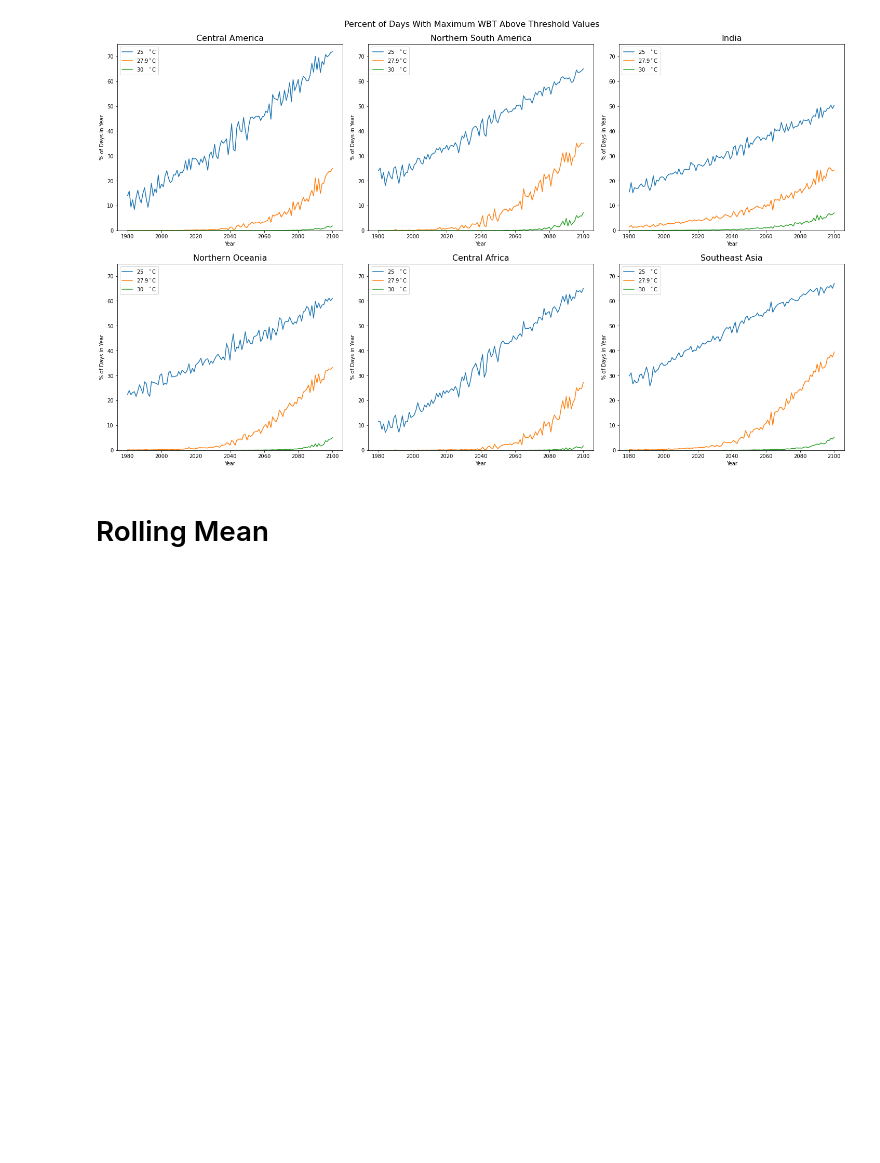
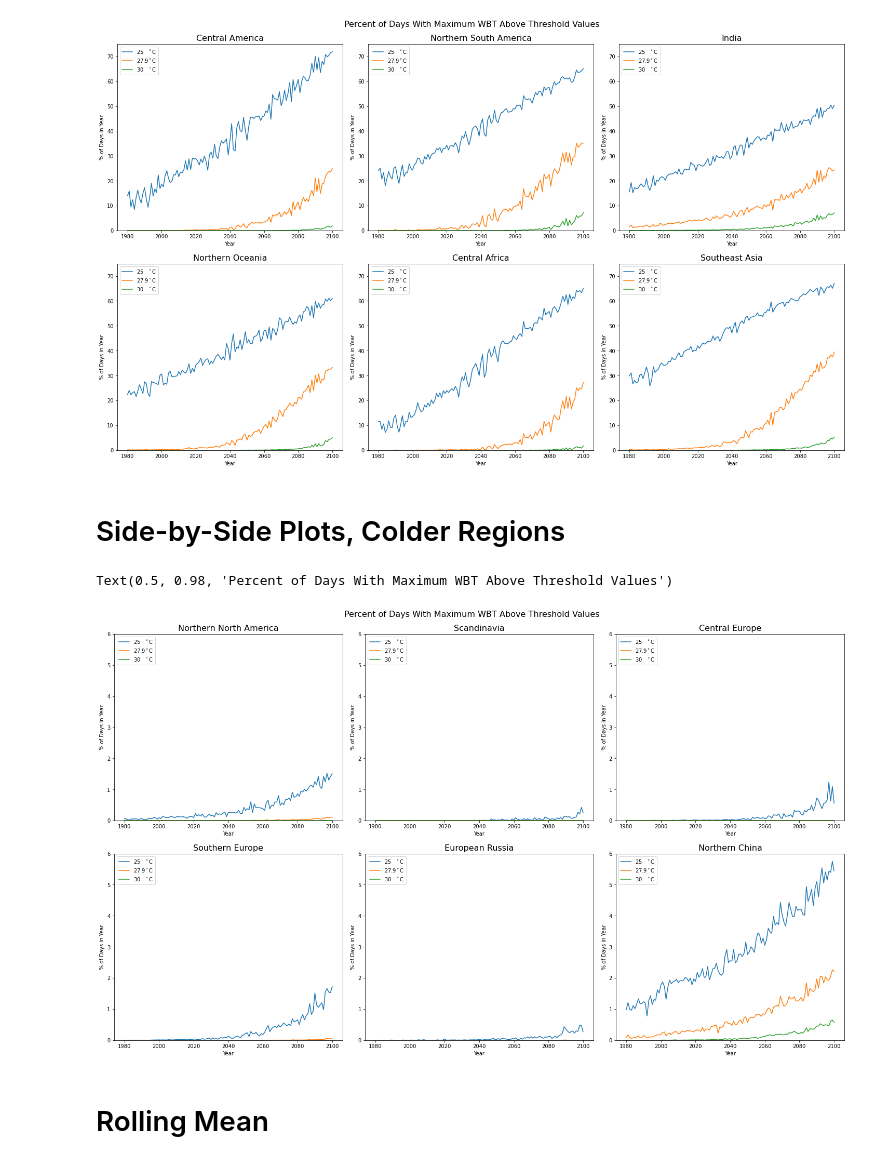
Before and after one commit to KYan19/pei, a Jupyter notebook: notebooks/4.5_WBTBinning.ipynb, the cells around one changed output. Cells and saved outputs as stored; diff of their text form; code cells hidden in the pictures; blank space fills up the shorter version.

```diff
--- a/notebooks/4.5_WBTBinning.ipynb
+++ b/notebooks/4.5_WBTBinning.ipynb
@@ -91,6 +91,31 @@ fig.suptitle('Percent of Days With Maximum WBT Above Threshold Values',fontsize=
 fig.savefig('relevant_timeseries.png')
 # %% [output]
 [figure]
+# %% [markdown]
+# Side-by-Side Plots, Colder Regions
+# %%
+regions = ['Northern North America','Scandinavia','Central Europe','Southern Europe','European Russia','Northern China']
+
+# Create figure and axes
+fig, axs = plt.subplots(figsize=(20,12),nrows=2,ncols=3,constrained_layout=True)
+
+# Running counter to determine axis
+index = 0
+
+# Loop through regions
+for region in regions:
+    # Get correct axis
+    ax = axs[int(index/3)][index%3]
+    index+=1
+
+    plot_thres3(region,ds,ax)
+    ax.set_ylim(0,6)
+    ax.set_title(region,fontsize=16)
+
+fig.suptitle('Percent of Days With Maximum WBT Above Threshold Values',fontsize=16)
+# %% [output]
+Text(0.5, 0.98, 'Percent of Days With Maximum WBT Above Threshold Values')
+[figure, added]
 # %% [markdown]
 # Rolling Mean
 # %%
```
Also changed, not shown: parts of 3 cells of this notebook, 3 other files.
